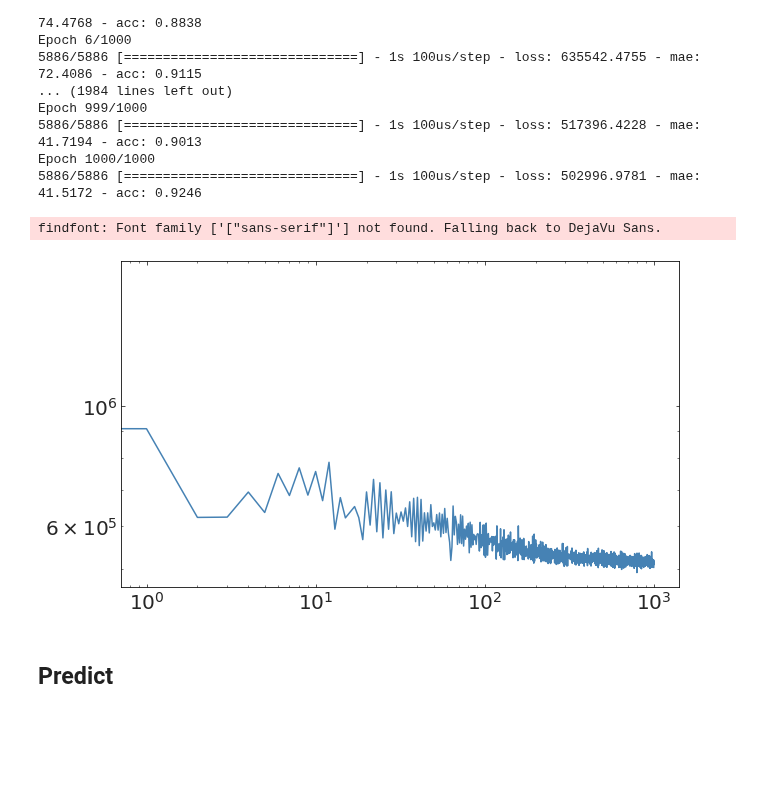
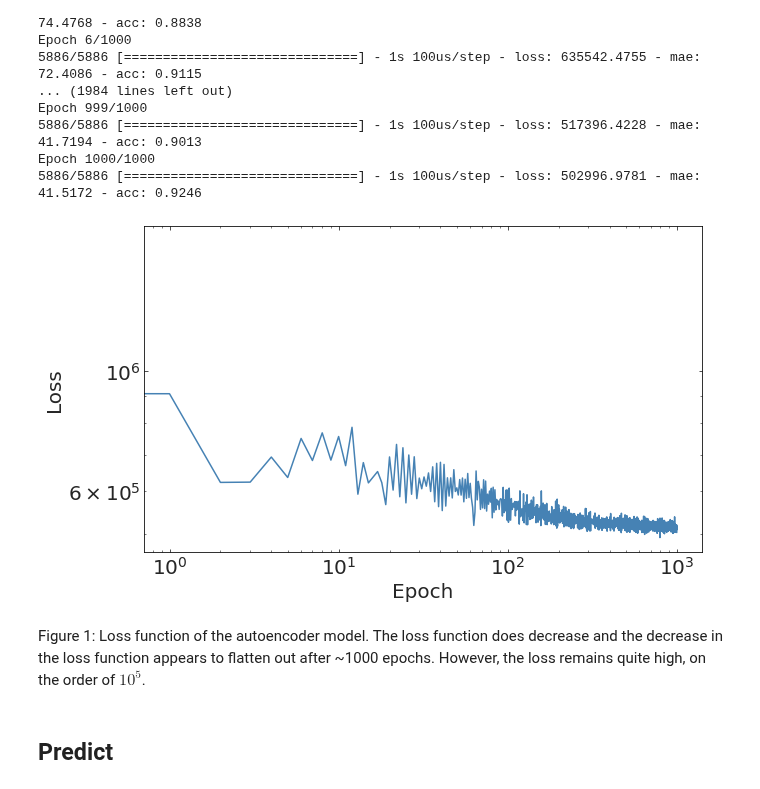
Before and after one commit to RileyWClarke/MLTSA_RCLARKE, a Jupyter notebook: HW9/mltsa_hw9_rclarke.ipynb, the cells around one changed output. Drawn from its saved outputs; the diff is of its cells as text; code cells hidden in the pictures; blank space fills up the shorter version.

```diff
--- a/HW9/mltsa_hw9_rclarke.ipynb
+++ b/HW9/mltsa_hw9_rclarke.ipynb
@@ -306,10 +318,13 @@ Epoch 1000/1000
 # %%
 plt.plot(np.array(history.history['loss']))
 plt.yscale('log')
 plt.xscale('log')
+plt.xlabel('Epoch')
+plt.ylabel('Loss');
 # %% [output]
-findfont: Font family ['["sans-serif"]'] not found. Falling back to DejaVu Sans.
-[figure, old version]
+[figure, new version]
+# %% [markdown]
+Figure 1: Loss function of the autoencoder model. The loss function does decrease and the decrease in the loss function appears to flatten out after ~1000 epochs. However, the loss remains quite high, on the order of $10^5$.
 # %% [markdown]
 ## Predict
 # %%
```
Also changed, not shown: parts of 12 cells of this notebook.
